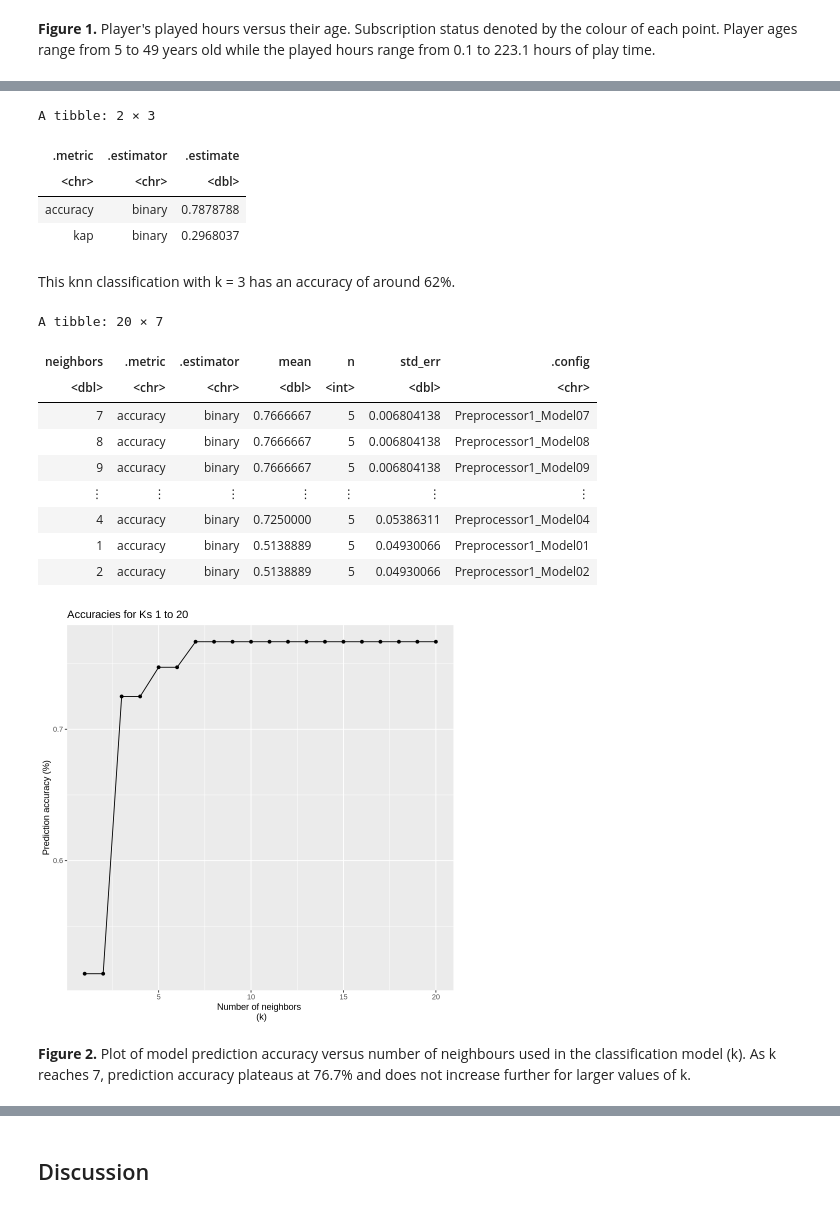
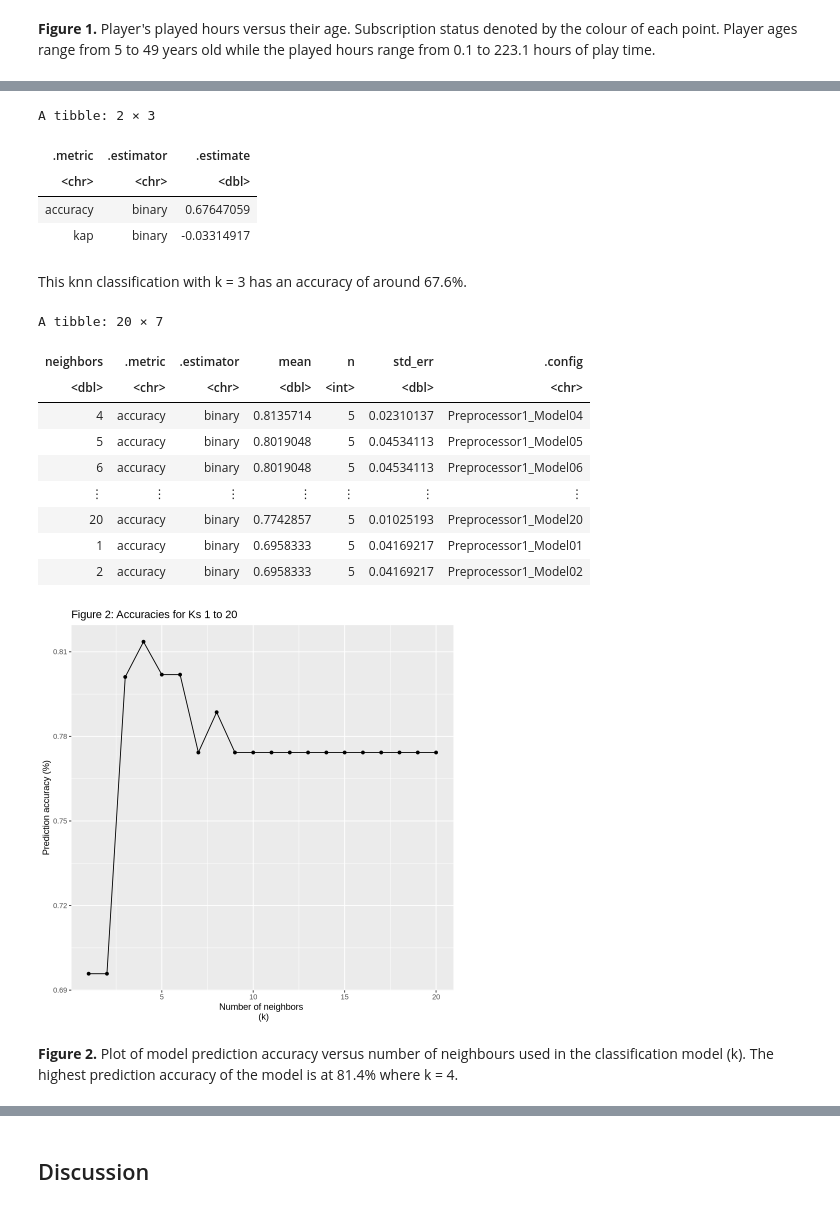
Before and after one commit to autumnbella0121/DSCI100-Group5-GroupProject, a Jupyter notebook: WorkingNotebook.ipynb, the cells around one changed output, grey strips where cells are left out. Cells and saved outputs as stored; diff of their text form; code cells hidden in the pictures.

Commit message:
added catherines code and fixed split prop
changed split prop to 0.7, added catherines code, adjusted discussion and figure captions accordingly

```diff
--- a/WorkingNotebook.ipynb
+++ b/WorkingNotebook.ipynb
@@ -89,7 +89,7 @@ player_plot
 # %% [markdown]
 **Figure 1.** Player's played hours versus their age. Subscription status denoted by the colour of each point. Player ages range from 5 to 49 years old while the played hours range from 0.1 to 223.1 hours of play time.
 # %%
-player_split <- initial_split(player_data, prop= 0.7-0.3, strata= subscribe)
+player_split <- initial_split(player_data, prop= 0.7, strata= subscribe)
 player_training <- training(player_split)
 player_testing <- testing(player_split)
 player_training
@@ -136,10 +136,10 @@ prediction_accuracy
 A tibble: 2 × 3
 | .metric | .estimator | .estimate |
 | <chr> | <chr> | <dbl> |
-| accuracy | binary | 0.7878788 |
-| kap | binary | 0.2968037 |
+| accuracy | binary | 0.67647059 |
+| kap | binary | -0.03314917 |
 # %% [markdown]
-This knn classification with k = 3 has an accuracy of around 62%.
+This knn classification with k = 3 has an accuracy of around 67.6%.
 # %%
 # Then a cross validation is performed to test how this model works when split into multiple sections.
 # This will be done while tuning k to determine the most accurate k value.
@@ -166,21 +166,21 @@ accuracies
 A tibble: 20 × 7
 | neighbors | .metric | .estimator | mean | n | std_err | .config |
 | <dbl> | <chr> | <chr> | <dbl> | <int> | <dbl> | <chr> |
-| 7 | accuracy | binary | 0.7666667 | 5 | 0.006804138 | Preprocessor1_Model07 |
-| 8 | accuracy | binary | 0.7666667 | 5 | 0.006804138 | Preprocessor1_Model08 |
-| 9 | accuracy | binary | 0.7666667 | 5 | 0.006804138 | Preprocessor1_Model09 |
+| 4 | accuracy | binary | 0.8135714 | 5 | 0.02310137 | Preprocessor1_Model04 |
+| 5 | accuracy | binary | 0.8019048 | 5 | 0.04534113 | Preprocessor1_Model05 |
+| 6 | accuracy | binary | 0.8019048 | 5 | 0.04534113 | Preprocessor1_Model06 |
 | ⋮ | ⋮ | ⋮ | ⋮ | ⋮ | ⋮ | ⋮ |
-| 4 | accuracy | binary | 0.7250000 | 5 | 0.05386311 | Preprocessor1_Model04 |
-| 1 | accuracy | binary | 0.5138889 | 5 | 0.04930066 | Preprocessor1_Model01 |
-| 2 | accuracy | binary | 0.5138889 | 5 | 0.04930066 | Preprocessor1_Model02 |
+| 20 | accuracy | binary | 0.7742857 | 5 | 0.01025193 | Preprocessor1_Model20 |
+| 1 | accuracy | binary | 0.6958333 | 5 | 0.04169217 | Preprocessor1_Model01 |
+| 2 | accuracy | binary | 0.6958333 | 5 | 0.04169217 | Preprocessor1_Model02 |
 # %%
 accuracy_plot <- accuracies |>
     ggplot(aes(x = neighbors, y = mean)) +
         geom_point() +
         geom_line() +
-        labs(x = "Number of neighbors \n (k)", y = "Prediction accuracy (%)", title = "Accuracies for Ks 1 to 20")
+        labs(x = "Number of neighbors \n (k)", y = "Prediction accuracy (%)", title = "Figure 2: Accuracies for Ks 1 to 20")
 accuracy_plot
 # %% [output]
-[figure, old version]
+[figure, new version]
 # %% [markdown]
-**Figure 2.** Plot of model prediction accuracy versus number of neighbours used in the classification model (k). As k reaches 7, prediction accuracy plateaus at 76.7% and does not increase further for larger values of k.
+**Figure 2.** Plot of model prediction accuracy versus number of neighbours used in the classification model (k). The highest prediction accuracy of the model is at 81.4% where k = 4.
```
Also changed, not shown: parts of 5 cells of this notebook.
